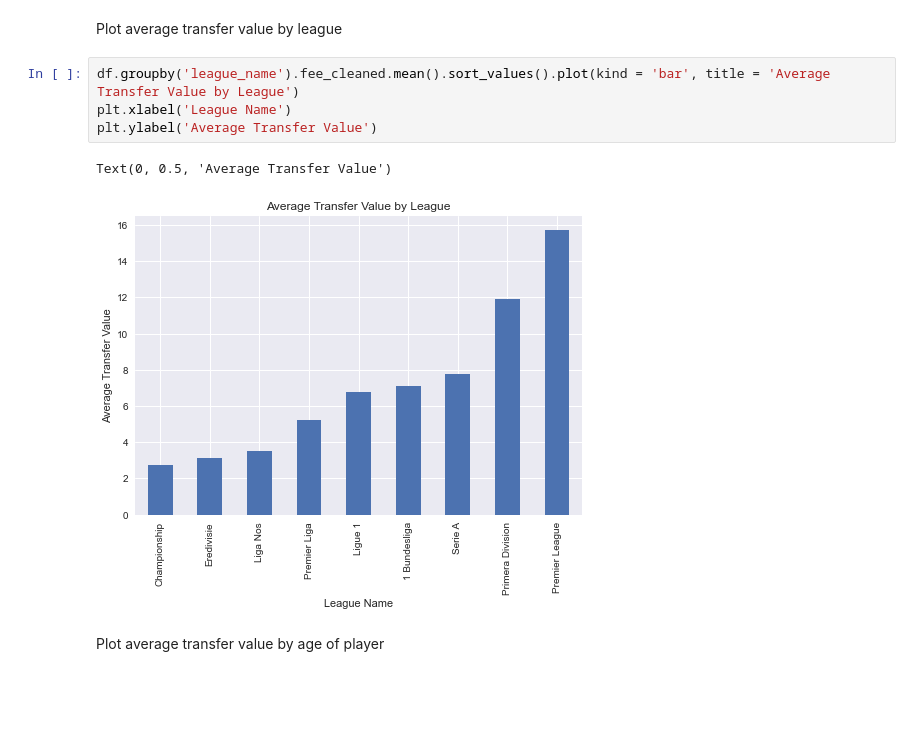
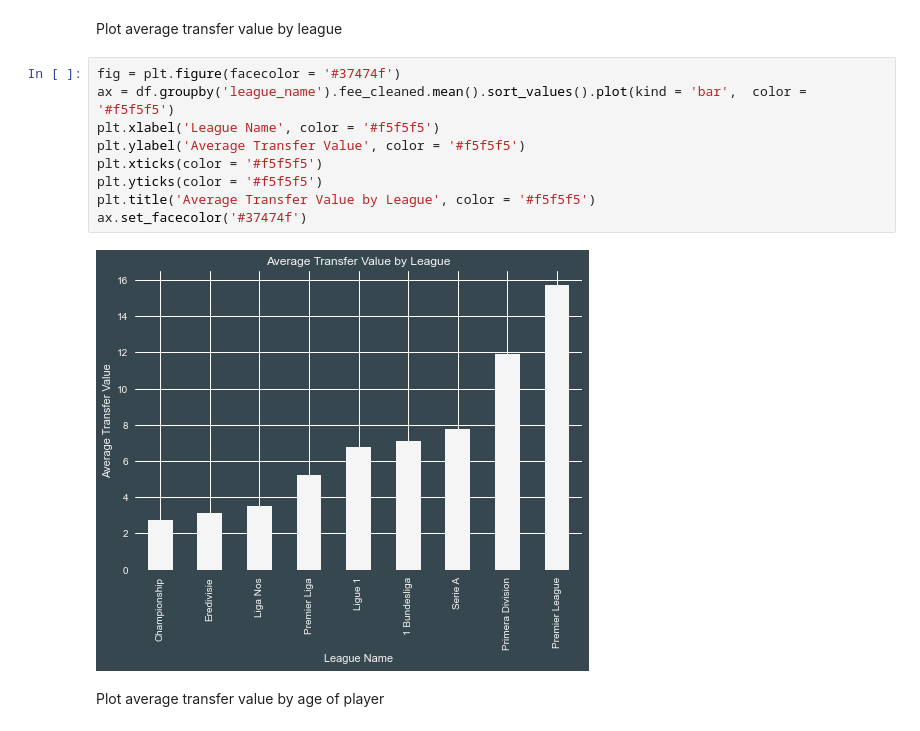
Before and after one commit to esadsetts/Mod_5_Project, a Jupyter notebook: EDA.ipynb, the cells around one changed output. Drawn from its saved outputs; the diff is of its cells as text; blank space fills up the shorter version.

```diff
--- a/EDA.ipynb
+++ b/EDA.ipynb
@@ -23,11 +27,15 @@ Text(0, 0.5, 'Average Transfer Value')
 # %% [markdown]
 Plot average transfer value by league
-# %%
-df.groupby('league_name').fee_cleaned.mean().sort_values().plot(kind = 'bar', title = 'Average Transfer Value by League')
-plt.xlabel('League Name')
-plt.ylabel('Average Transfer Value')
-# %% [output]
-Text(0, 0.5, 'Average Transfer Value')
-[figure, removed]
+# %%
+fig = plt.figure(facecolor = '#37474f')
+ax = df.groupby('league_name').fee_cleaned.mean().sort_values().plot(kind = 'bar',  color = '#f5f5f5')
+plt.xlabel('League Name', color = '#f5f5f5')
+plt.ylabel('Average Transfer Value', color = '#f5f5f5')
+plt.xticks(color = '#f5f5f5')
+plt.yticks(color = '#f5f5f5')
+plt.title('Average Transfer Value by League', color = '#f5f5f5')
+ax.set_facecolor('#37474f')
+# %% [output]
+[figure, added]
 # %% [markdown]
 Plot average transfer value by age of player
```
Also changed, not shown: parts of 11 cells of this notebook, 2 other files.
